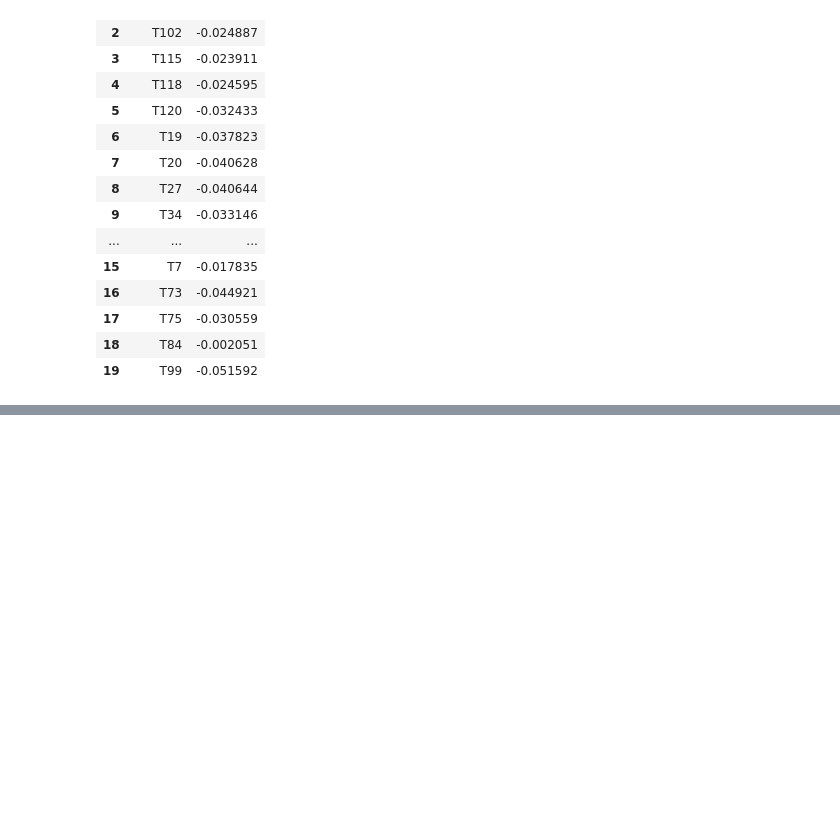
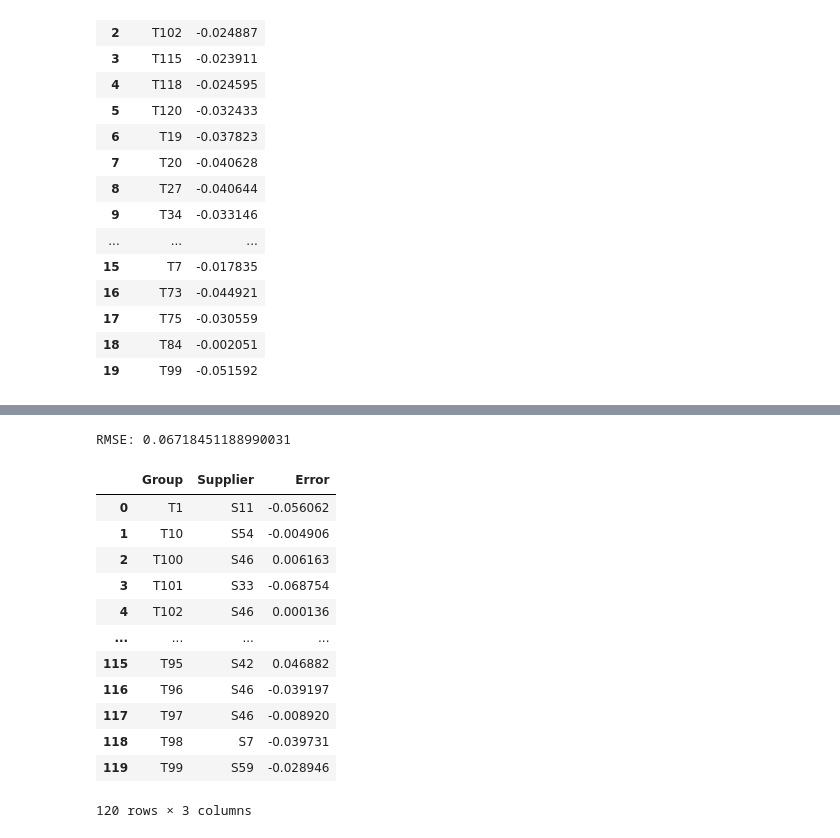
Before and after one commit to fazlur97/Python_EDA_Group, a Jupyter notebook: Step3.ipynb, the cells around one changed output, grey strips where cells are left out. Cells and saved outputs as stored; diff of their text form; code cells hidden in the pictures; blank space fills up the shorter version.

```diff
--- a/Step3.ipynb
+++ b/Step3.ipynb
@@ -267,0 +368,55 @@ RMSE
+# %%
+from sklearn.model_selection import LeaveOneGroupOut
+from sklearn.neural_network import MLPRegressor
+from sklearn.metrics import make_scorer
+from joblib import Parallel, delayed
+
+# Initialization
+X = final_df.iloc[:, 3:]  # Features
+y = final_df.iloc[:, 2]    # Target
+groups = final_df.iloc[:, 0]  # Grouping
+suppliers = final_df.iloc[:, 1]  # Supplier
+
+# Initialize Leave-One-Group-Out Cross-Validation
+logo = LeaveOneGroupOut()
+
+# Initialize the MLP Regressor
+model = MLPRegressor(hidden_layer_sizes=(100, 100), max_iter=50, random_state=41)
+
+# Use Parallel to compute custom scores in parallel
+results = Parallel(n_jobs=-1)(
+    delayed(evaluate_model)(train_index, test_index)
+    for train_index, test_index in logo.split(X, y, groups)
+)
+
+# Unzip the results into separate lists
+custom_scores, supplier_names, group_names = zip(*results)
+
+# Create DataFrame for custom scores, suppliers, and group names
+error_t_loocv = pd.DataFrame({
+    'Group': group_names,
+    'Supplier': supplier_names,
+    'Error': custom_scores
+})
+
+# Calculate the RMSE
+RMSE_loocv = np.sqrt(np.mean(np.array(error_t_loocv['Error'])**2))
+print(f"RMSE: {RMSE_loocv}")
+
+# Display the custom scores DataFrame
+error_t_loocv
+# %% [output]
+RMSE: 0.06718451188990031
+|  | Group | Supplier | Error |
+| 0 | T1 | S11 | -0.056062 |
+| 1 | T10 | S54 | -0.004906 |
+| 2 | T100 | S46 | 0.006163 |
+| 3 | T101 | S33 | -0.068754 |
+| 4 | T102 | S46 | 0.000136 |
+| ... | ... | ... | ... |
+| 115 | T95 | S42 | 0.046882 |
+| 116 | T96 | S46 | -0.039197 |
+| 117 | T97 | S46 | -0.008920 |
+| 118 | T98 | S7 | -0.039731 |
+| 119 | T99 | S59 | -0.028946 |
+120 rows × 3 columns
```
Also changed, not shown: parts of 8 cells of this notebook.
